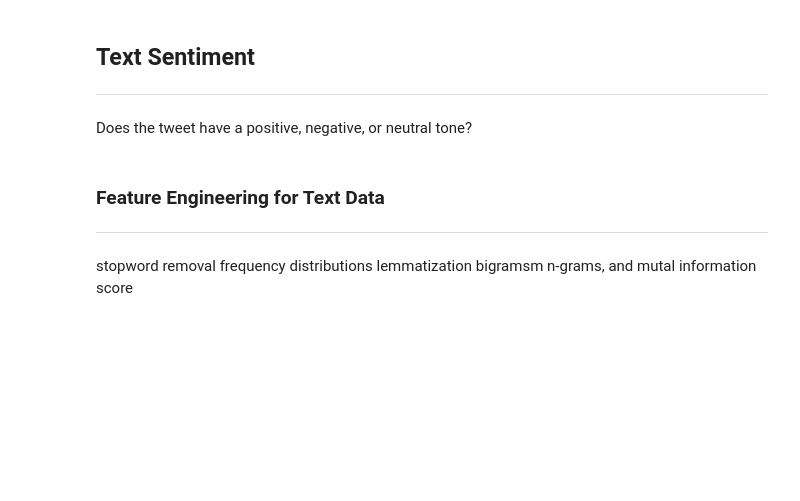
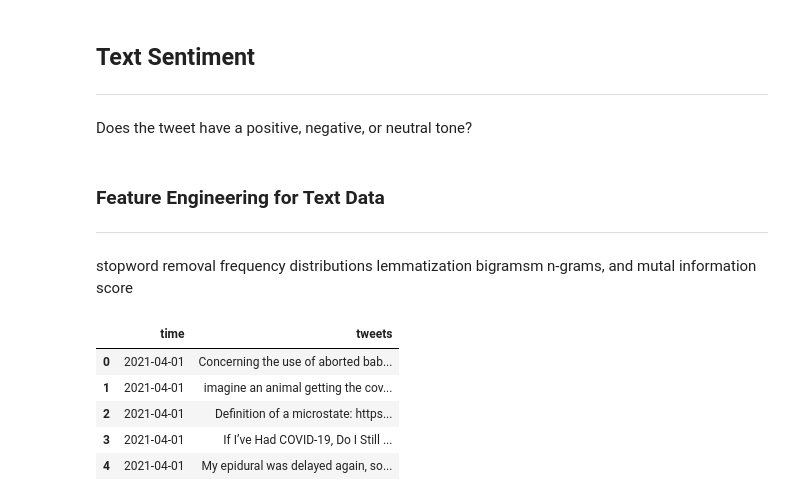
Before and after one commit to cassnutt/worldwide_covid19_vaccines, a Jupyter notebook: Twitter Sentiment Analysis.ipynb, the cells around one changed output. Drawn from its saved outputs; the diff is of its cells as text; code cells hidden in the pictures; blank space fills up the shorter version.

```diff
--- a/Twitter Sentiment Analysis.ipynb
+++ b/Twitter Sentiment Analysis.ipynb
@@ -445,0 +416,11 @@ bigramsm n-grams, and mutal information score
+# %%
+sentiment_df = df2[['time', 'tweets']]
+# %%
+sentiment_df.head()
+# %% [output]
+|  | time | tweets |
+| 0 | 2021-04-01 | Concerning the use of aborted bab... |
+| 1 | 2021-04-01 | imagine an animal getting the cov... |
+| 2 | 2021-04-01 | Definition of a microstate: https... |
+| 3 | 2021-04-01 | If I’ve Had COVID-19, Do I Still ... |
+| 4 | 2021-04-01 | My epidural was delayed again, so... |
```
Also changed, not shown: parts of 46 cells of this notebook, 2 other files.
